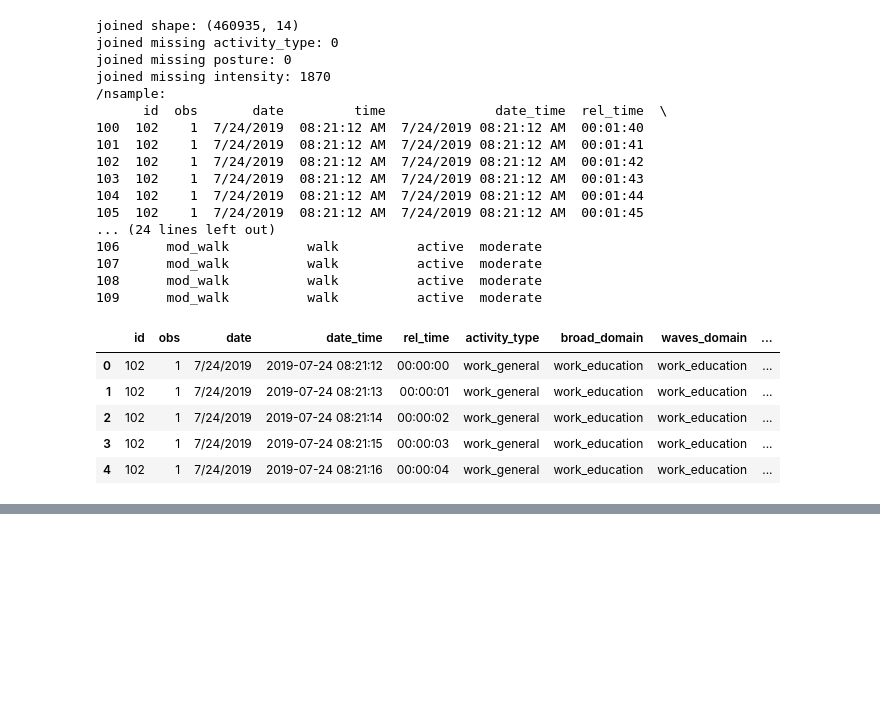
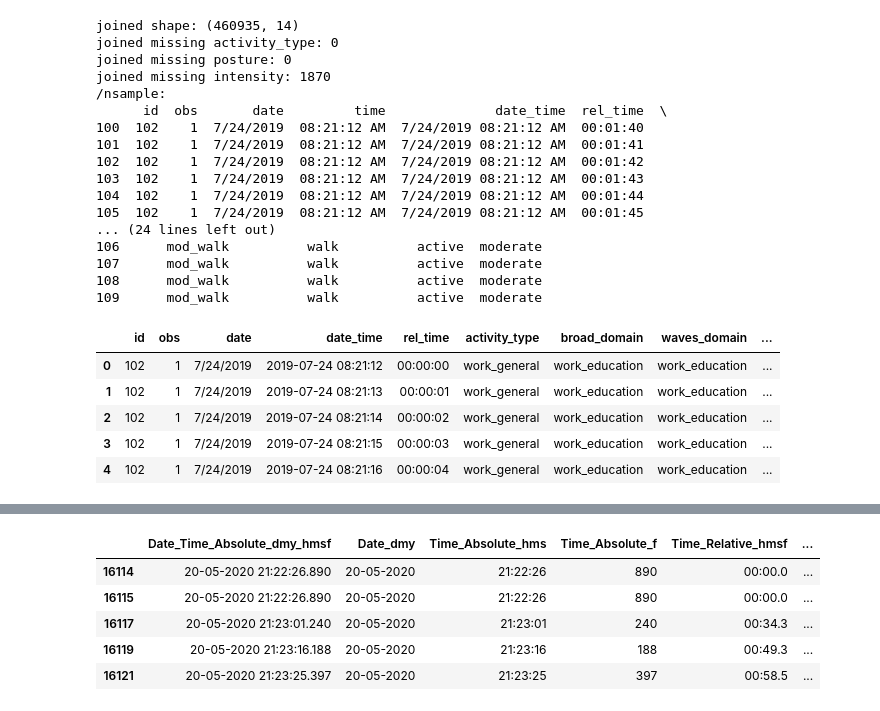
Before and after one commit to CameronWafer/WAVES, a Jupyter notebook: ACT24 Full Code/dataCleanOneChunk_ACT.ipynb, the cells around one changed output, grey strips where cells are left out. Cells and saved outputs as stored; diff of their text form; code cells hidden in the pictures; blank space fills up the shorter version.

```diff
--- a/ACT24 Full Code/dataCleanOneChunk_ACT.ipynb
+++ b/ACT24 Full Code/dataCleanOneChunk_ACT.ipynb
@@ -891,0 +1011,10 @@ array([102, 116, 117, 122, 124, 126, 127, 128, 129, 130, 131, 132, 133,
+# %%
+newtest = behav_act_df[behav_act_df["Observation"] == "ID_154_02_R"]
+newtest.head()
+# %% [output]
+|  | Date_Time_Absolute_dmy_hmsf | Date_dmy | Time_Absolute_hms | Time_Absolute_f | Time_Relative_hmsf | ... |
+| 16114 | 20-05-2020 21:22:26.890 | 20-05-2020 | 21:22:26 | 890 | 00:00.0 | ... |
+| 16115 | 20-05-2020 21:22:26.890 | 20-05-2020 | 21:22:26 | 890 | 00:00.0 | ... |
+| 16117 | 20-05-2020 21:23:01.240 | 20-05-2020 | 21:23:01 | 240 | 00:34.3 | ... |
+| 16119 | 20-05-2020 21:23:16.188 | 20-05-2020 | 21:23:16 | 188 | 00:49.3 | ... |
+| 16121 | 20-05-2020 21:23:25.397 | 20-05-2020 | 21:23:25 | 397 | 00:58.5 | ... |
```
Also changed, not shown: parts of 11 cells of this notebook, 1 other file.
